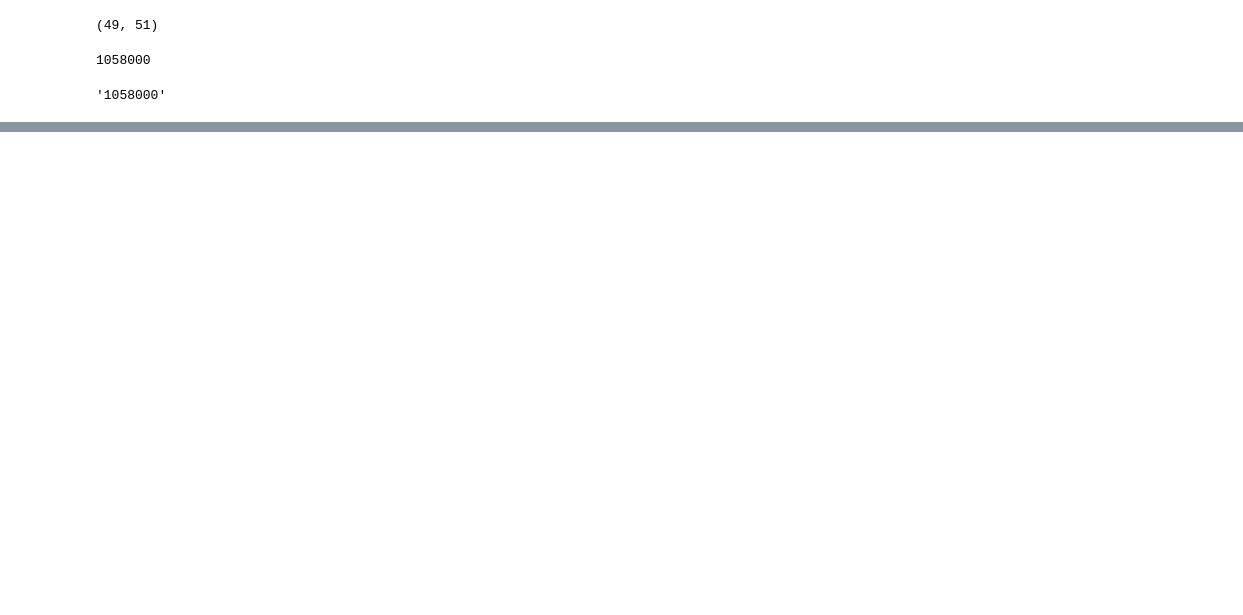
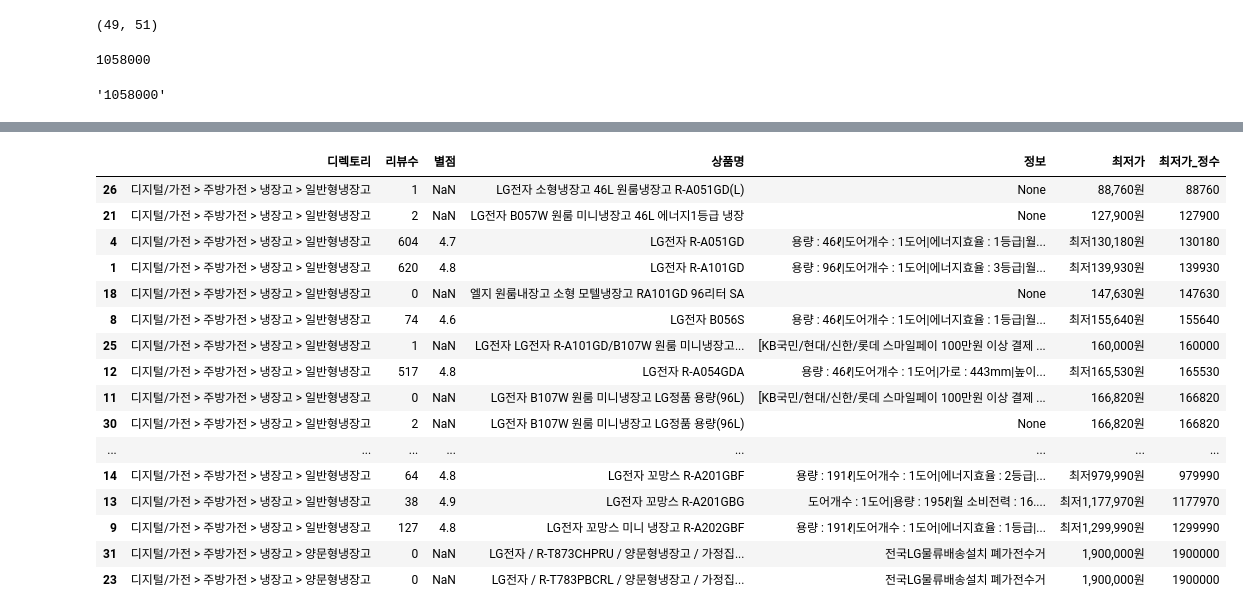
Before and after one commit to CodingSta/demo-201810-lge, a Jupyter notebook: 파이썬강의.ipynb, the cells around one changed output, grey strips where cells are left out. Drawn from its saved outputs; the diff is of its cells as text; code cells hidden in the pictures; blank space fills up the shorter version.

```diff
--- a/파이썬강의.ipynb
+++ b/파이썬강의.ipynb
@@ -1404,0 +1415,22 @@ df_상품[['최저가', '최저가_정수']]
+# %%
+df_최저가 = df_상품.sort_values('최저가_정수', ascending=True)
+# df_최저가[['최저가', '최저가_정수']]
+df_최저가
+# %% [output]
+|  | 디렉토리 | 리뷰수 | 별점 | 상품명 | 정보 | 최저가 | 최저가_정수 |
+| 26 | 디지털/가전 > 주방가전 > 냉장고 > 일반형냉장고 | 1 | NaN | LG전자 소형냉장고 46L 원룸냉장고 R-A051GD(L) | None | 88,760원 | 88760 |
+| 21 | 디지털/가전 > 주방가전 > 냉장고 > 일반형냉장고 | 2 | NaN | LG전자 B057W 원룸 미니냉장고 46L 에너지1등급 냉장 | None | 127,900원 | 127900 |
+| 4 | 디지털/가전 > 주방가전 > 냉장고 > 일반형냉장고 | 604 | 4.7 | LG전자 R-A051GD | 용량 : 46ℓ|도어개수 : 1도어|에너지효율 : 1등급|월... | 최저130,180원 | 130180 |
+| 1 | 디지털/가전 > 주방가전 > 냉장고 > 일반형냉장고 | 620 | 4.8 | LG전자 R-A101GD | 용량 : 96ℓ|도어개수 : 1도어|에너지효율 : 3등급|월... | 최저139,930원 | 139930 |
+| 18 | 디지털/가전 > 주방가전 > 냉장고 > 일반형냉장고 | 0 | NaN | 엘지 원룸내장고 소형 모텔냉장고 RA101GD 96리터 SA | None | 147,630원 | 147630 |
+| 8 | 디지털/가전 > 주방가전 > 냉장고 > 일반형냉장고 | 74 | 4.6 | LG전자 B056S | 용량 : 46ℓ|도어개수 : 1도어|에너지효율 : 1등급|월... | 최저155,640원 | 155640 |
+| 25 | 디지털/가전 > 주방가전 > 냉장고 > 일반형냉장고 | 1 | NaN | LG전자 LG전자 R-A101GD/B107W 원룸 미니냉장고... | [KB국민/현대/신한/롯데 스마일페이 100만원 이상 결제 ... | 160,000원 | 160000 |
+| 12 | 디지털/가전 > 주방가전 > 냉장고 > 일반형냉장고 | 517 | 4.8 | LG전자 R-A054GDA | 용량 : 46ℓ|도어개수 : 1도어|가로 : 443mm|높이... | 최저165,530원 | 165530 |
+| 11 | 디지털/가전 > 주방가전 > 냉장고 > 일반형냉장고 | 0 | NaN | LG전자 B107W 원룸 미니냉장고 LG정품 용량(96L) | [KB국민/현대/신한/롯데 스마일페이 100만원 이상 결제 ... | 166,820원 | 166820 |
+| 30 | 디지털/가전 > 주방가전 > 냉장고 > 일반형냉장고 | 2 | NaN | LG전자 B107W 원룸 미니냉장고 LG정품 용량(96L) | None | 166,820원 | 166820 |
+| ... | ... | ... | ... | ... | ... | ... | ... |
+| 14 | 디지털/가전 > 주방가전 > 냉장고 > 일반형냉장고 | 64 | 4.8 | LG전자 꼬망스 R-A201GBF | 용량 : 191ℓ|도어개수 : 1도어|에너지효율 : 2등급|... | 최저979,990원 | 979990 |
+| 13 | 디지털/가전 > 주방가전 > 냉장고 > 일반형냉장고 | 38 | 4.9 | LG전자 꼬망스 R-A201GBG | 도어개수 : 1도어|용량 : 195ℓ|월 소비전력 : 16.... | 최저1,177,970원 | 1177970 |
+| 9 | 디지털/가전 > 주방가전 > 냉장고 > 일반형냉장고 | 127 | 4.8 | LG전자 꼬망스 미니 냉장고 R-A202GBF | 용량 : 191ℓ|도어개수 : 1도어|에너지효율 : 1등급|... | 최저1,299,990원 | 1299990 |
+| 31 | 디지털/가전 > 주방가전 > 냉장고 > 양문형냉장고 | 0 | NaN | LG전자 / R-T873CHPRU / 양문형냉장고 / 가정집... | 전국LG물류배송설치 폐가전수거 | 1,900,000원 | 1900000 |
+| 23 | 디지털/가전 > 주방가전 > 냉장고 > 양문형냉장고 | 0 | NaN | LG전자 / R-T783PBCRL / 양문형냉장고 / 가정집... | 전국LG물류배송설치 폐가전수거 | 1,900,000원 | 1900000 |
```
Also changed, not shown: parts of 13 cells of this notebook.
